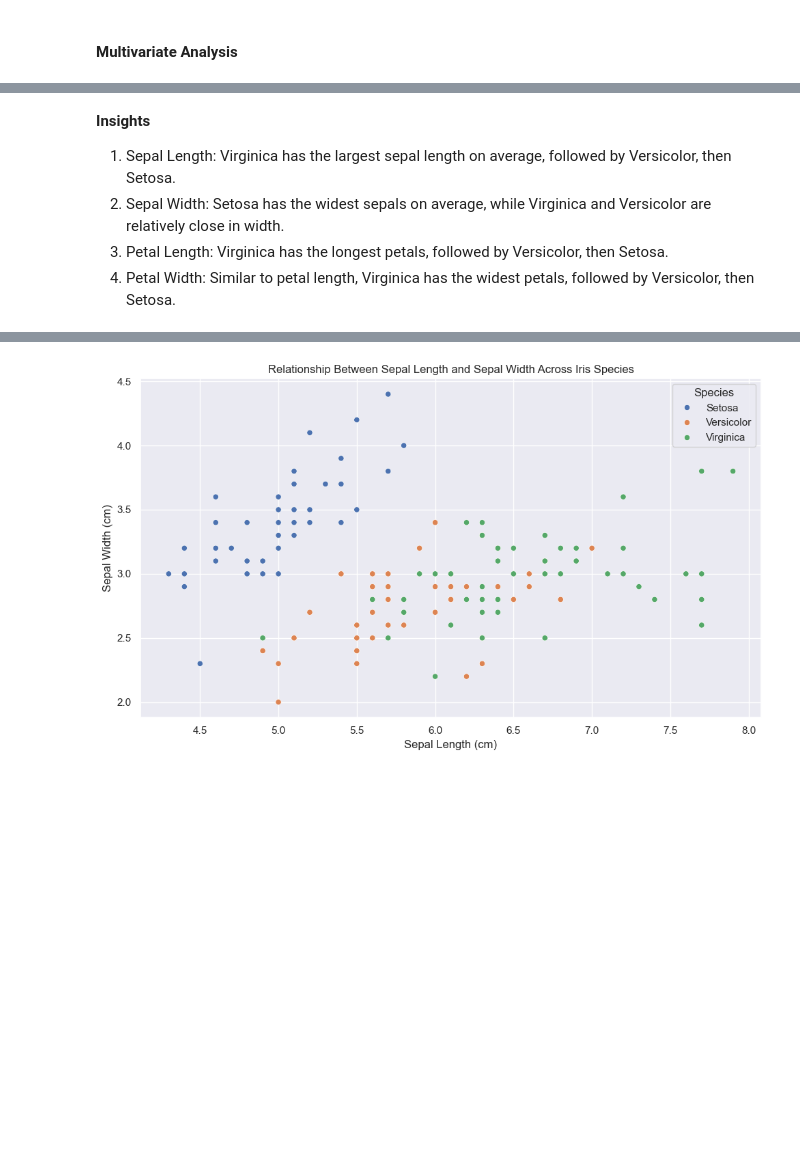
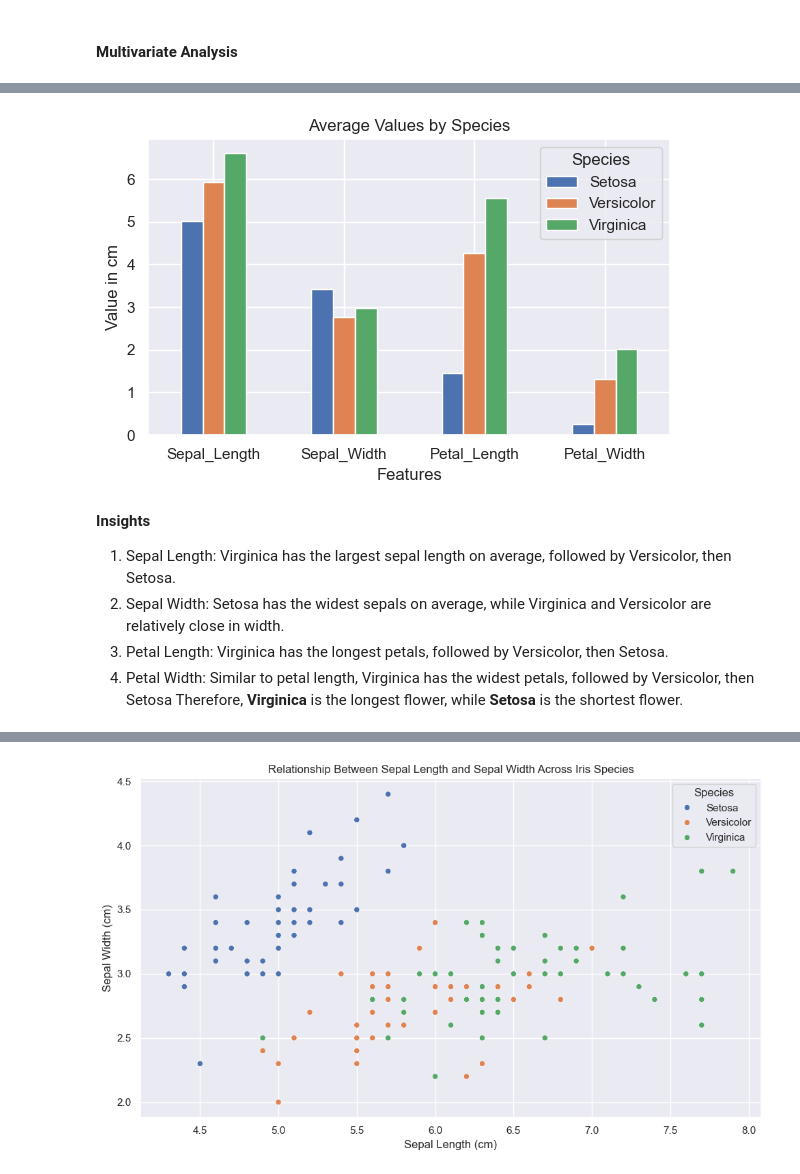
Before and after one commit to mwang-cmn/practice, a Jupyter notebook: Iris.ipynb, the cells around one changed output, grey strips where cells are left out. Cells and saved outputs as stored; diff of their text form; code cells hidden in the pictures; blank space fills up the shorter version.

```diff
--- a/Iris.ipynb
+++ b/Iris.ipynb
@@ -110,6 +113,19 @@ df.groupby('Species').agg(['mean', 'median'])
+# %%
+# Plot the mean values
+mean_values.set_index('index').plot(kind='bar', figsize=(6,4))
+plt.title('Average Values by Species')
+plt.xlabel('Features')
+plt.ylabel('Value in cm')
+plt.xticks(rotation=0)
+plt.legend(title='Species', loc='upper right')
+plt.tight_layout()
+plt.show()
+# %% [output]
+[figure, added]
 # %% [markdown]
 **Insights**
 1. Sepal Length: Virginica has the largest sepal length on average, followed by Versicolor, then Setosa.
 2. Sepal Width: Setosa has the widest sepals on average, while Virginica and Versicolor are relatively close in width.
 3. Petal Length: Virginica has the longest petals, followed by Versicolor, then Setosa.
-4. Petal Width: Similar to petal length, Virginica has the widest petals, followed by Versicolor, then Setosa.
+4. Petal Width: Similar to petal length, Virginica has the widest petals, followed by Versicolor, then Setosa
+Therefore, **Virginica** is the longest flower, while **Setosa** is the shortest flower.
```
Also changed, not shown: parts of 25 cells of this notebook.
